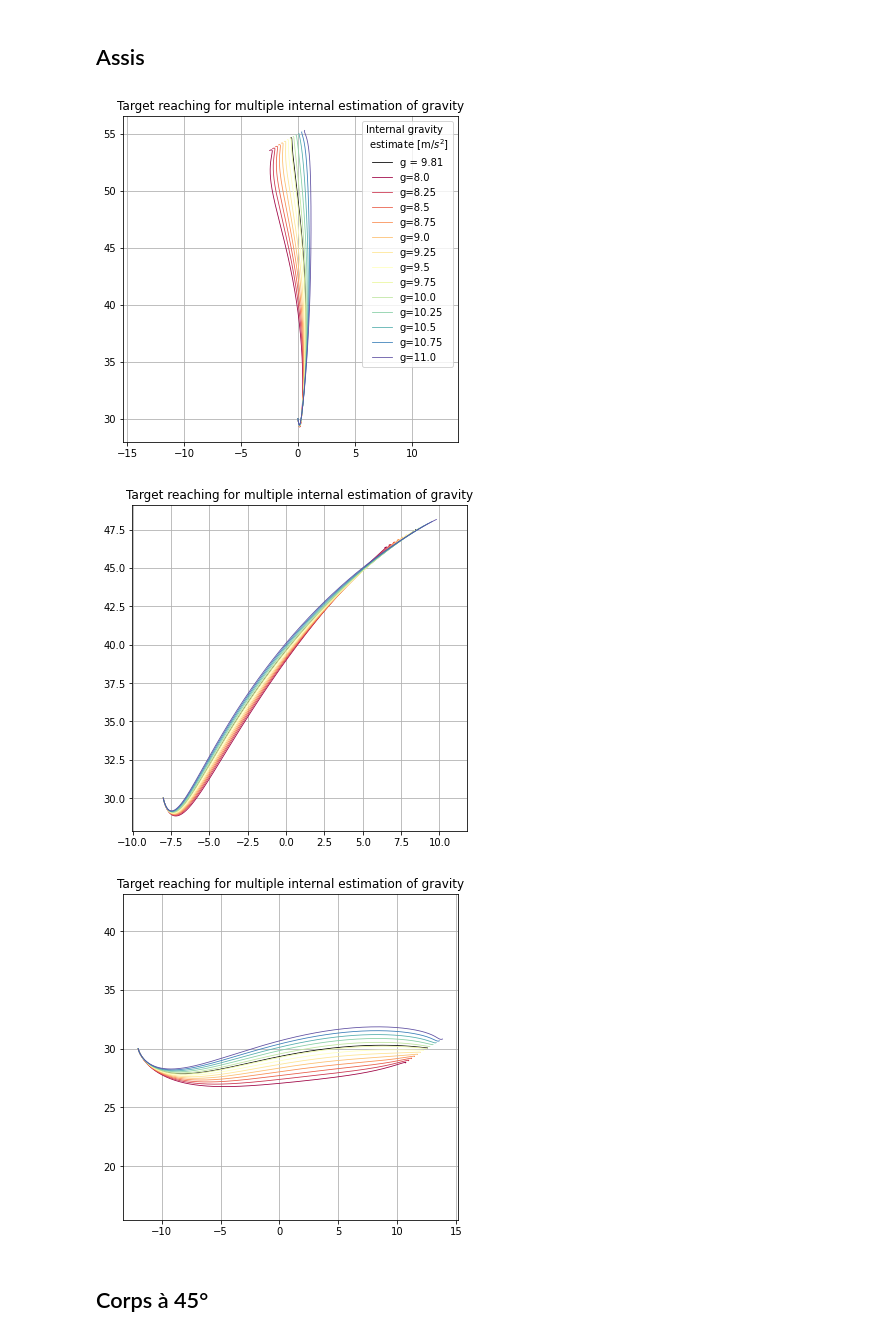
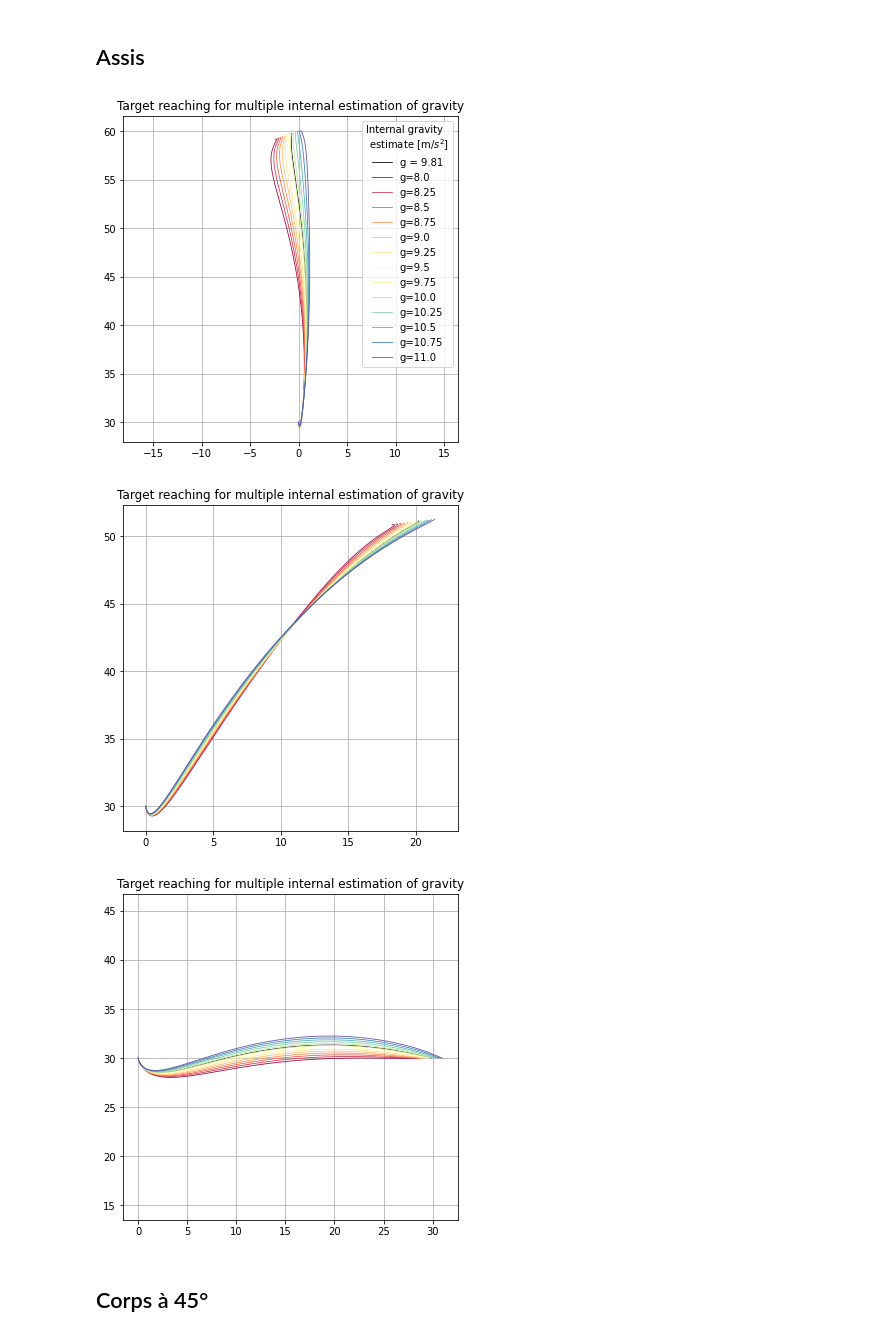
Before and after one commit to AlexandreThy/Master-Thesis, a Jupyter notebook: Gravity.ipynb, the cells around one changed output. Saved outputs shown, nothing was run; the diff lists cells and outputs as text; code cells hidden in the pictures.

```diff
--- a/Gravity.ipynb
+++ b/Gravity.ipynb
@@ -174,7 +174,7 @@ def Simulation_Gravity(w1,w2,w3,w4,r1,r2,targets = [0,55],starting_point = [0,30
 #Plot
     x0 = xstart
     reelx = array_reelx.T[:,1:][:,::1]
-    alpha = 0
+    #alpha = 0
     X = np.cos(reelx[0]+reelx[1]+alpha)*33+np.cos(reelx[0]+alpha)*30
     Y = np.sin(reelx[0]+reelx[1]+alpha)*33+np.sin(reelx[0]+alpha)*30
     if plot :
@@ -219,33 +219,30 @@ Text(0.5, 1.0, 'Target reaching for multiple internal estimation of gravity')
 # %%
 alpha = 0
 for rotate_target in [0,np.pi/4,np.pi/2]:
         st = np.array([0,30])
-        Movements_Length = 25
+        Movements_Length = 30
 
         add = np.array([Movements_Length*np.sin(rotate_target+alpha),Movements_Length*np.cos(rotate_target+alpha)])
         tg = st + add
-        decaler = (tg[0]-st[0])/2
-        st[0]-= decaler
-        tg[0]-=decaler
         plt.rcParams["figure.figsize"] = (6,6)
         plt.grid()
         plt.axis("equal")
         Simulation_Gravity(1e7,1e6,1000,1000,1e-6,1e-6,starting_point= st,targets = tg,color = "black",Label = "g = 9.81",alpha = alpha)
 
         n_lines = 13
         cmap = mpl.colormaps['Spectral']# Take colors at regular intervals spanning the colormap.
         colors = cmap(np.linspace(0, 1, n_lines))
         for ghat in np.linspace(8,11,13):
             Simulation_Gravity(1e7,1e6,1000,1000,1e-6,1e-6,starting_point= st,targets = tg,ghat = ghat,color = colors[int((ghat-8)*4)],Label="g="+str(ghat),alpha = alpha)
         if alpha == 0 and rotate_target == 0:
             plt.legend(title = "Internal gravity\n estimate [m/$s^2$]")
         #plt.scatter([0],[55],color = "red")
         plt.title("Target reaching for multiple internal estimation of gravity")
         plt.show()
 # %% [output]
-[figure, old version]
+[figure, new version]
-[figure, old version]
+[figure, new version]
-[figure, old version]
+[figure, new version]
 # %% [markdown]
 ## Corps à 45°
 # %%
```
Also changed, not shown: parts of 3 cells of this notebook.
